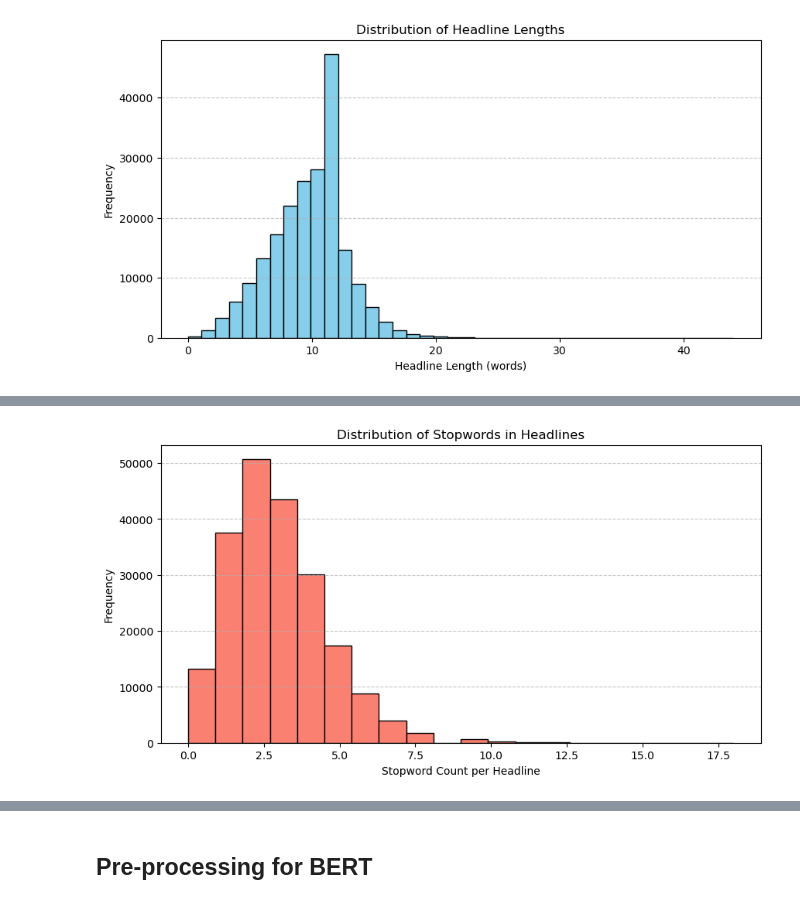
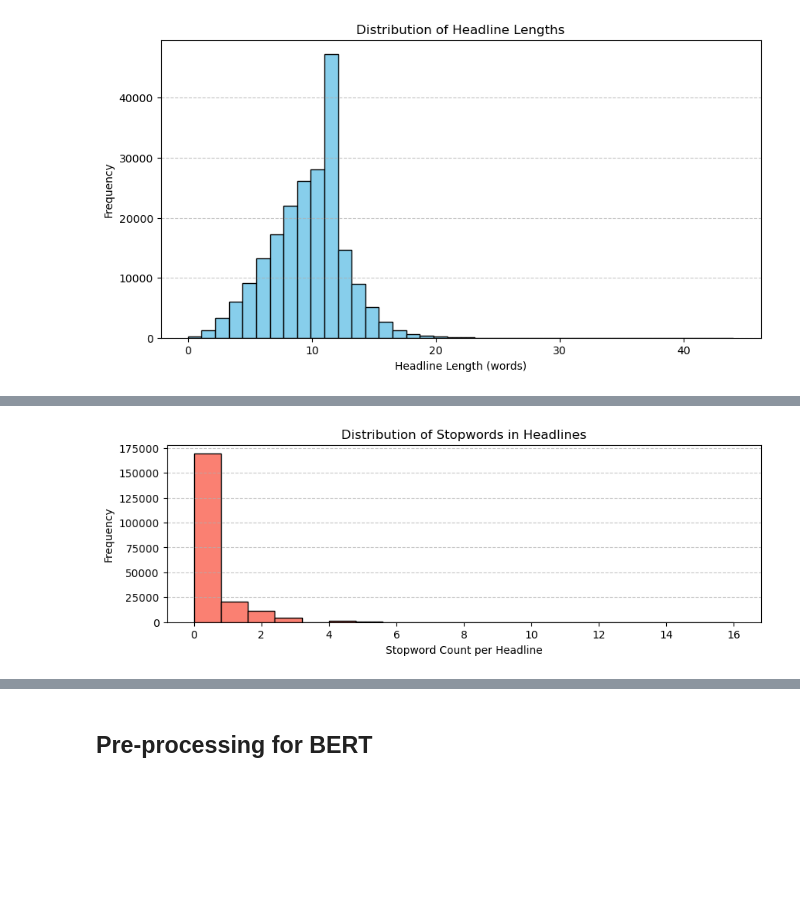
Before and after one commit to adma224/Deploying_LSTM_and_GPT-2_Models_with_A-B_Testing_in_AWS, a Jupyter notebook: notebooks/Data Exploration and Preprocessing.ipynb, the cells around one changed output, grey strips where cells are left out. Cells and saved outputs as stored; diff of their text form; code cells hidden in the pictures; blank space fills up the shorter version.

```diff
--- a/notebooks/Data Exploration and Preprocessing.ipynb
+++ b/notebooks/Data Exploration and Preprocessing.ipynb
@@ -101,18 +80,17 @@ import matplotlib.pyplot as plt
 import nltk
 
 # Download stopwords (only needed once)
-nltk.download('stopwords')
 from nltk.corpus import stopwords
 
 # Load stopwords
 stop_words = set(stopwords.words('english'))
 
 # Compute stopword count per headline
-df_lstm['stopword_count'] = df_lstm['headline'].apply(lambda x: sum(1 for word in x.split() if word in stop_words))
+df['stopword_count'] = df['headline'].apply(lambda x: sum(1 for word in x.split() if word in stop_words))
 
 # Create Matplotlib histogram
-plt.figure(figsize=(10, 5))
-plt.hist(df_lstm['stopword_count'], bins=20, color='salmon', edgecolor='black')
+plt.figure(figsize=(10, 3))
+plt.hist(df['stopword_count'], bins=20, color='salmon', edgecolor='black')
 
 # Labels and title
 plt.xlabel("Stopword Count per Headline")
@@ -128 +103 @@ plt.show()
-[figure, old version]
+[figure, new version]
```
Also changed, not shown: parts of 7 cells of this notebook, 4 other files.
